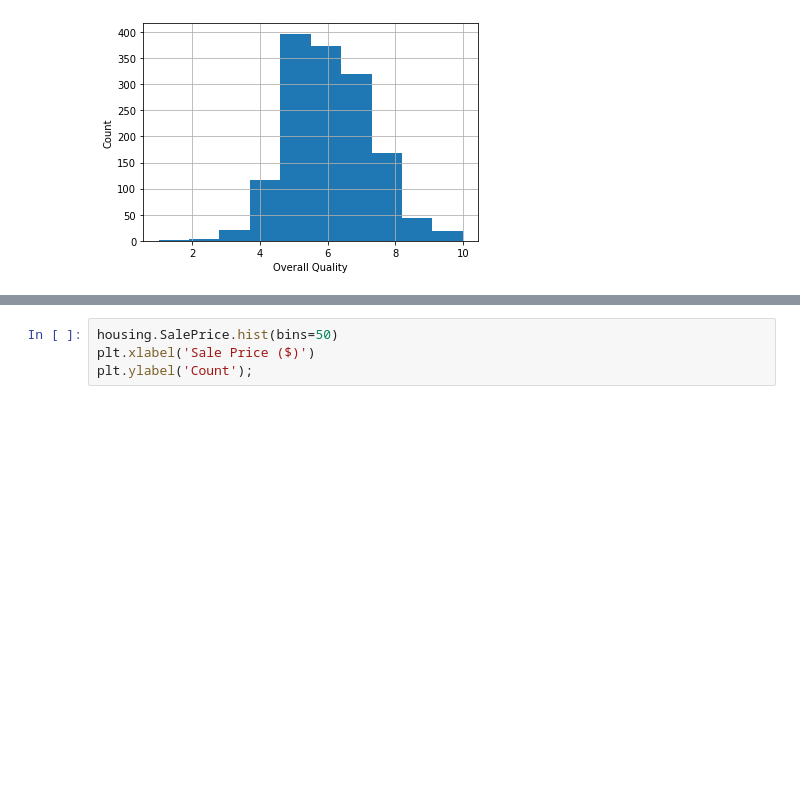
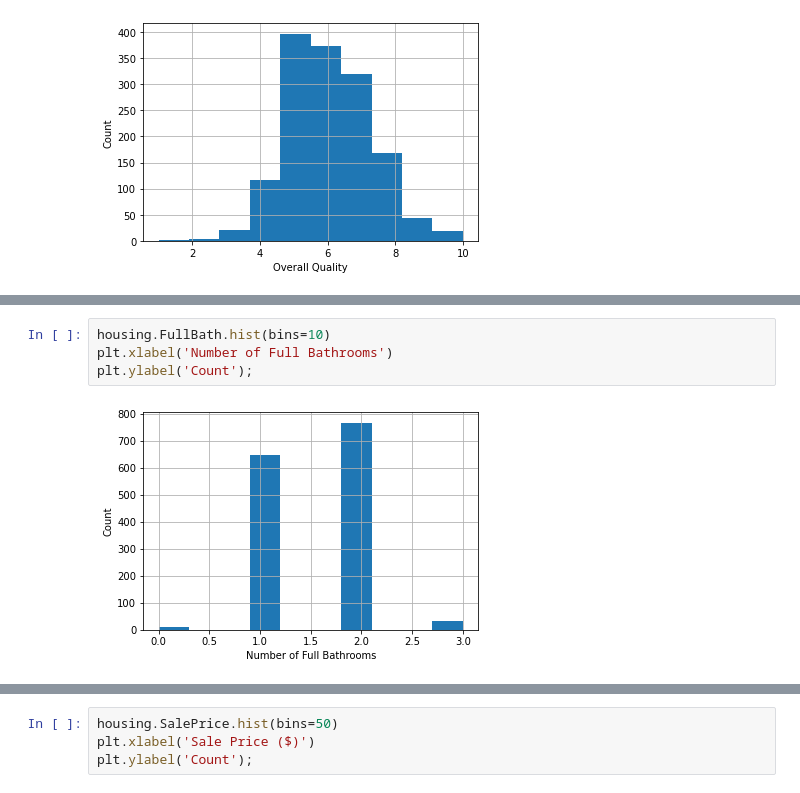
Before and after one commit to smaxwell953/Springboard_DSC_Career_Track, a Jupyter notebook: Capstone 2/Exploratory Data Analysis.ipynb, the cells around one changed output, grey strips where cells are left out. Drawn from its saved outputs; the diff is of its cells as text; blank space fills up the shorter version.

```diff
--- a/Capstone 2/Exploratory Data Analysis.ipynb
+++ b/Capstone 2/Exploratory Data Analysis.ipynb
@@ -89,0 +102,6 @@ plt.ylabel('Count');
+# %%
+housing.FullBath.hist(bins=10)
+plt.xlabel('Number of Full Bathrooms')
+plt.ylabel('Count');
+# %% [output]
+[figure, added]
```
Also changed, not shown: parts of 20 cells of this notebook.
